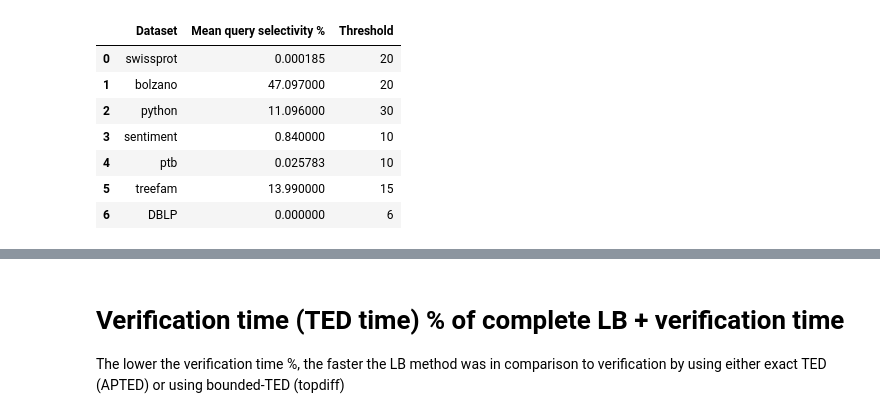
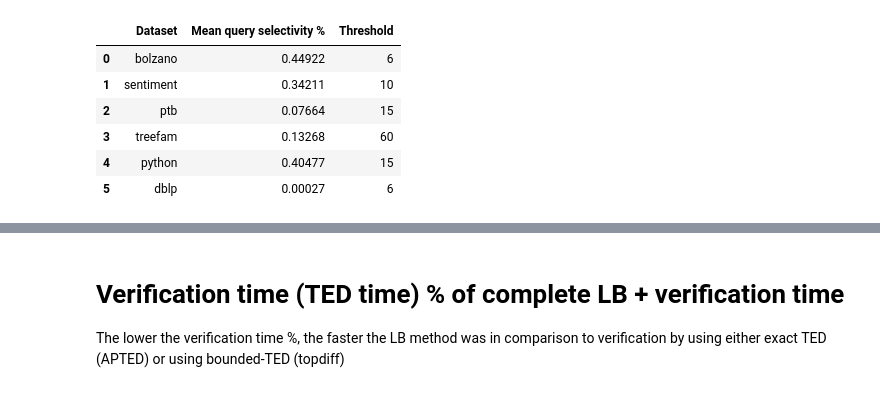
Before and after one commit to LukMRVC/tree-statistics, a Jupyter notebook: TED-viz.ipynb, the cells around one changed output, grey strips where cells are left out. Drawn from its saved outputs; the diff is of its cells as text; code cells hidden in the pictures.

```diff
--- a/TED-viz.ipynb
+++ b/TED-viz.ipynb
@@ -33,35 +48,45 @@ def load_dataset(dataset: str, threshold: int):
             continue
         df = pd.read_csv(join_times_path, names=["time"])
 
-        candidate_eval_times_path = join(BASEPATH, ds, str(threshold), f'{dataset}-{ALGORITHMS_ENUM_NAMES[alg]}-candidate-times-ns.txt')
+        candidate_eval_times_path = join(BASEPATH, ds, str(threshold), f'{dataset}-{ALGORITHMS_ENUM_NAMES[alg]}-times-us.txt')
         if not exists(candidate_eval_times_path):
             print(alg, 'is not computed for', dataset, f'{candidate_eval_times_path} skipping')
             continue
-        lb_df = pd.read_csv(candidate_eval_times_path, names=["candidate_lb_time"])
+        lb_df = pd.read_csv(candidate_eval_times_path, names=["query_filter_time_us"])
 
         with open(join(BASEPATH, dataset, str(threshold), f'{dataset}-{alg}-precision.txt')) as f:
             selectivity_line = f.readline()
             rest = f.read()
 
-        sel = selectivity_line.split(':')[1]
-        sel = float(sel.rstrip('%\n'))
-        print(sel)
-        seldf = pd.DataFrame.from_dict({'selectivity': [sel] })
+            if not selectivity_line.startswith('Mean selectivi'):
+                rest = selectivity_line + rest
+
+        # sel = selectivity_line.split(':')[1]
+        # sel = float(sel.rstrip('%\n'))
+        # print(sel)
+        # seldf = pd.DataFrame.from_dict({'selectivity': [sel] })
         precision = pd.read_csv(StringIO(rest), delimiter=';')
-        algorithm_times[alg] = [df, precision, seldf, lb_df]
+        algorithm_times[alg] = [df, precision, lb_df]
     return algorithm_times
 # %%
 # tested_values= [('swissprot', 20), ('bolzano', 20), ('python', 30), ('sentiment', 10), ('ptb', 10), ('treefam', 15), ('DBLP', 6)]
-tested_values= [('bolzano', 8), ('sentiment', 10), ('ptb', 10), ('treefam', 20), ('python', 30)]
+tested_values= [('bolzano', 6), ('sentiment', 10), ('ptb', 15), ('treefam', 60), ('python', 15), ('dblp', 6)]
+# %%
+dataframes = dict()
+for ds, t in tested_values:
+    try:
+        dataframes[ds] = load_dataset(ds, t)
+    except Exception:
+        print('Failed getting results from ', ds)
 # %%
-selectivities = [('swissprot', 0.0001851, 20), ('bolzano', 47.097, 20), ('python', 11.096, 30), ('sentiment', 0.840, 10), ('ptb', 0.0257827, 10), ('treefam', 13.99, 15), ('DBLP', 0, 6)]
-pd.DataFrame.from_records(selectivities, columns=['Dataset', 'Mean query selectivity %', 'Threshold'])
+selectivities = [ (ds, float(dataframes[ds]['sed'][1]['Mean Selectivity'][0].rstrip('%') ), t) for ds, t in tested_values ]
+selectivity_df = pd.DataFrame.from_records(selectivities, columns=['Dataset', 'Mean query selectivity %', 'Threshold'])
+selectivity_df
 # %% [output]
 |  | Dataset | Mean query selectivity % | Threshold |
-| 0 | swissprot | 0.000185 | 20 |
-| 1 | bolzano | 47.097000 | 20 |
-| 2 | python | 11.096000 | 30 |
-| 3 | sentiment | 0.840000 | 10 |
-| 4 | ptb | 0.025783 | 10 |
-| 5 | treefam | 13.990000 | 15 |
-| 6 | DBLP | 0.000000 | 6 |
+| 0 | bolzano | 0.44922 | 6 |
+| 1 | sentiment | 0.34211 | 10 |
+| 2 | ptb | 0.07664 | 15 |
+| 3 | treefam | 0.13268 | 60 |
+| 4 | python | 0.40477 | 15 |
+| 5 | dblp | 0.00027 | 6 |
```
Also changed, not shown: parts of 21 cells of this notebook, 1 other file.
